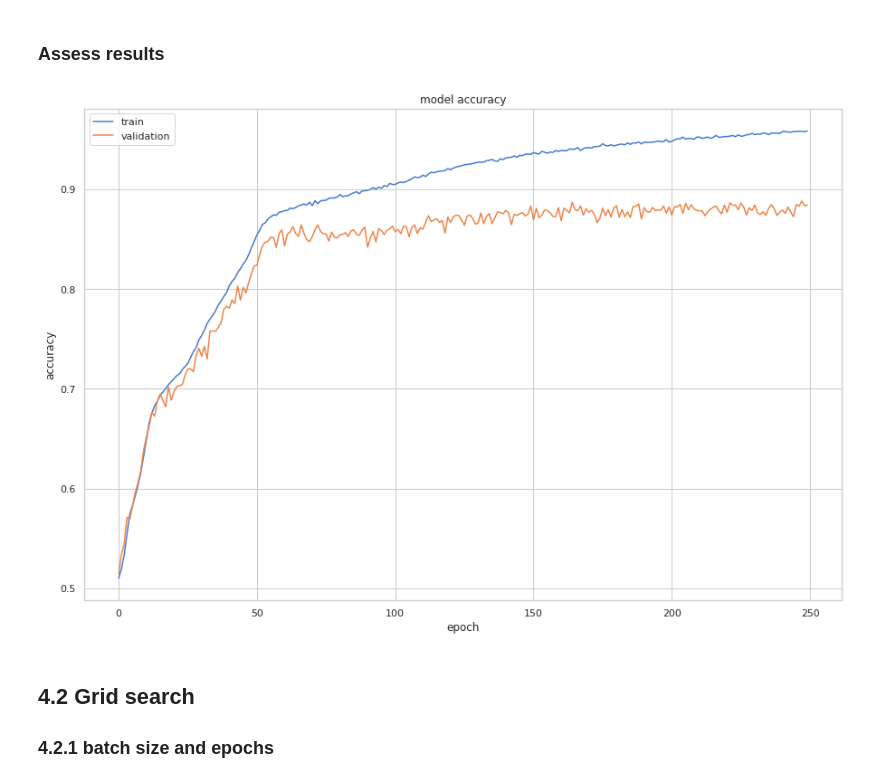
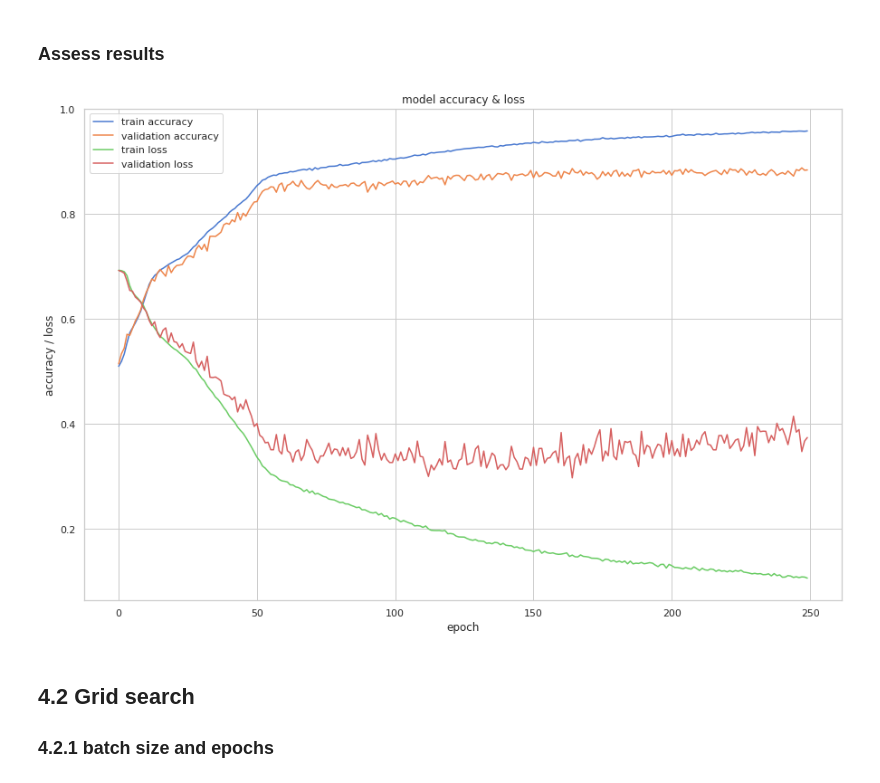
Before and after one commit to JonathanKolb/MLNNs_A2, a Jupyter notebook: Assignment_2_1.ipynb, the cells around one changed output. Saved outputs shown, nothing was run; the diff lists cells and outputs as text; code cells hidden in the pictures.

Commit message:
Added the loss to the plot

```diff
--- a/Assignment_2_1.ipynb
+++ b/Assignment_2_1.ipynb
@@ -269,14 +251,16 @@ val_acc: 83.72%
 # %%
 # summarize history for accuracy
 plt.plot(training.history['accuracy'])
 plt.plot(training.history['val_accuracy'])
-plt.title('model accuracy')
-plt.ylabel('accuracy')
+plt.plot(training.history['loss'])
+plt.plot(training.history['val_loss'])
+plt.title('model accuracy & loss')
+plt.ylabel('accuracy / loss')
 plt.xlabel('epoch')
-plt.legend(['train', 'validation'], loc='upper left')
+plt.legend(['train accuracy', 'validation accuracy', 'train loss', 'validation loss'], loc='upper left')
 plt.show()
 # %% [output]
-[figure, old version]
+[figure, new version]
 # %% [markdown]
 ## 4.2 Grid search
 ### 4.2.1 batch size and epochs
```
Also changed, not shown: parts of 2 cells of this notebook.
